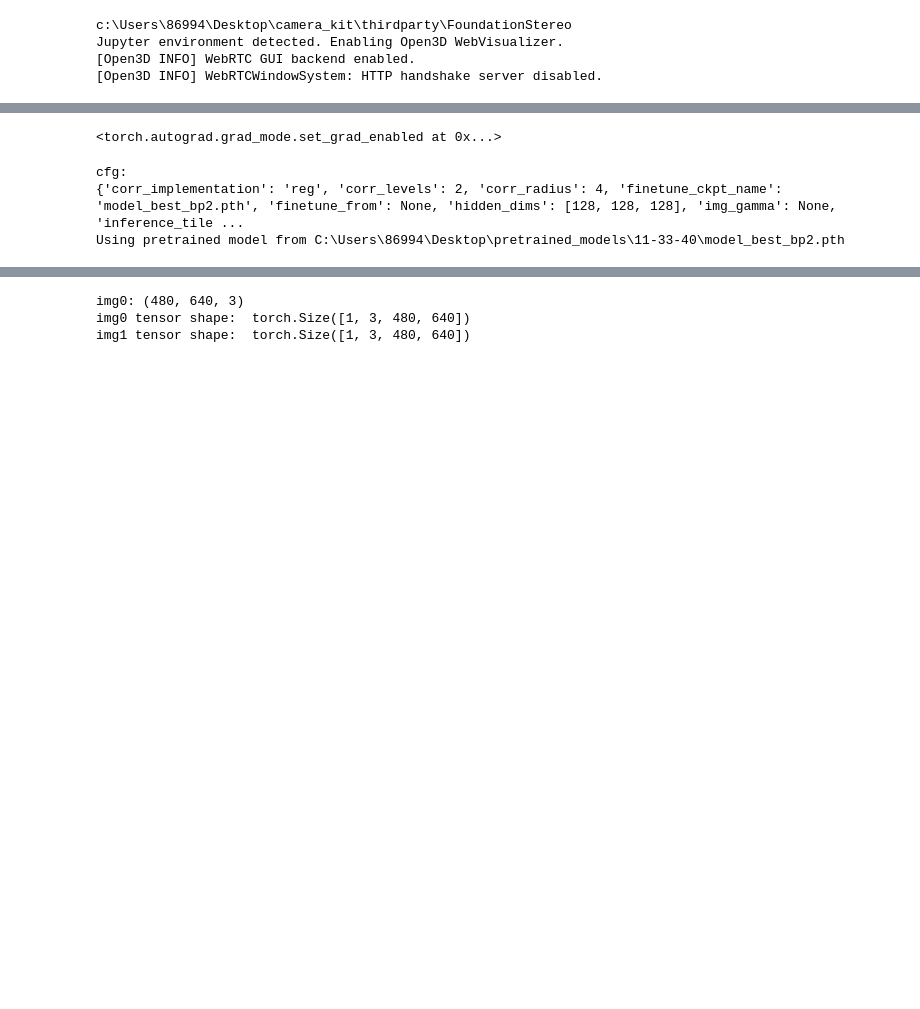
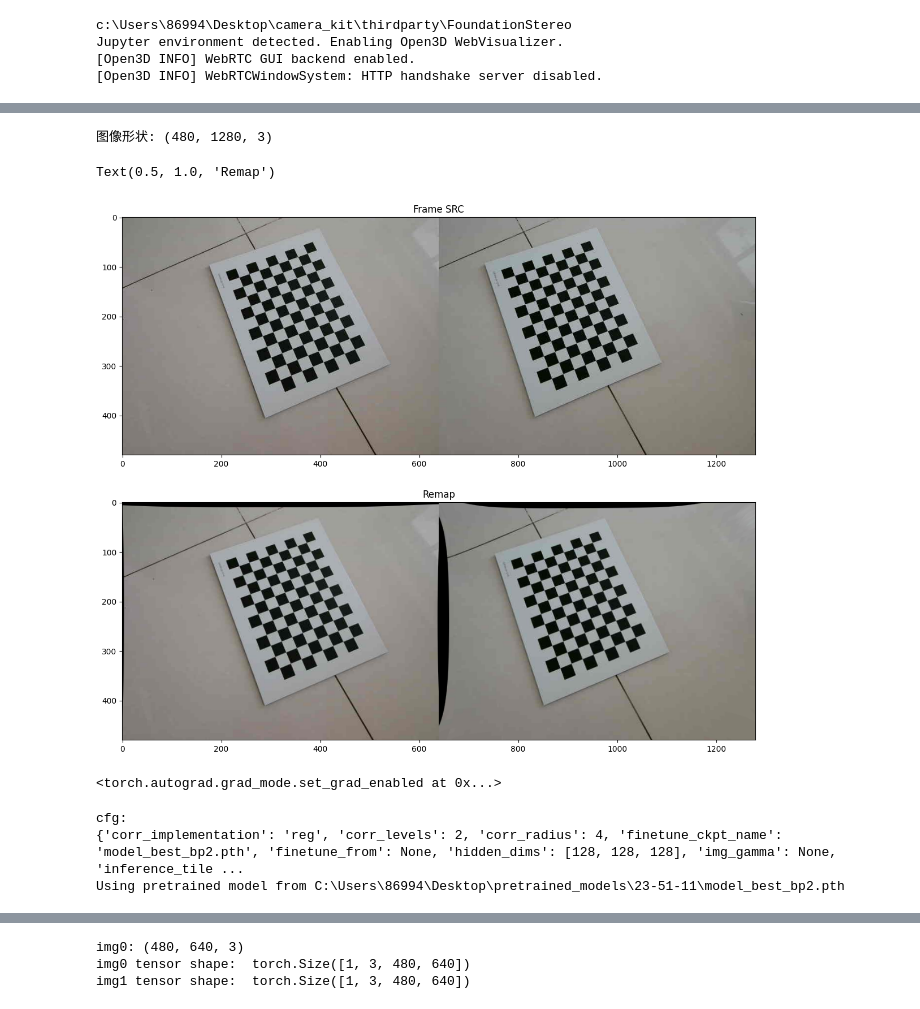
Before and after one commit to chenzhaoqiJM/camera3d_kit, a Jupyter notebook: stereo/foundation_stereo/fds_stereo_infer.ipynb, the cells around one changed output, grey strips where cells are left out. Drawn from its saved outputs; the diff is of its cells as text; code cells hidden in the pictures; blank space fills up the shorter version.

```diff
--- a/stereo/foundation_stereo/fds_stereo_infer.ipynb
+++ b/stereo/foundation_stereo/fds_stereo_infer.ipynb
@@ -24,0 +41,10 @@ Jupyter environment detected. Enabling Open3D WebVisualizer.
+# %%
+images_path =  os.path.abspath('../calibration/images_640x480')
+# 标定板参数
+chessSize=[11, 8] # col, row, 长边设置为col, 短边row , col作为x轴， row作为y轴
+chessCellLen=20 # 单位 mm
+#相机标定类
+mycc = CCameraCalibration()  #初始化
+mycc.set_calibration_images(images_path, 15, 480, 1280, size=chessSize, length=chessCellLen) #设置标定图像的路径和图片数量
+mycc.stereo_calibration(True, reversal=False) #进行双目立体标定，得到内参矩阵、畸变系数、重映射矩阵map、重投影矩阵Q等
+mycc.print_p()
@@ -25 +69,26 @@ Jupyter environment detected. Enabling Open3D WebVisualizer.
+# %%
+# 立体校正
+img_src = cv2.imread('../calibration/images_640x480/WIN_20251207_14_54_12_Pro.jpg')
+print("图像形状:", img_src.shape)
+_height, _width, _c = img_src.shape
+left_src = img_src[:, 0: _width//2] #拆分左右图像
+right_src = img_src[:, _width//2:]
+
+#立体校正
+left_remap = cv2.remap(left_src, mycc._leftParameters["map1"], mycc._leftParameters["map2"], cv2.INTER_LINEAR)
+right_remap = cv2.remap(right_src, mycc._rightParameters["map1"], mycc._rightParameters["map2"], cv2.INTER_LINEAR)
+img_remap =  cv2.hconcat([left_remap, right_remap]) #合并校正后图像
+
+plt.figure(figsize=(16,12))
+plt.subplot(2, 1, 1)
+plt.imshow(cv2.cvtColor(img_src, cv2.COLOR_BGR2RGB))
+plt.title("Frame SRC")   # 左图标题
+
+plt.subplot(2, 1, 2)
+plt.imshow(cv2.cvtColor(img_remap, cv2.COLOR_BGR2RGB))
+plt.title("Remap")   # 左图标题
+# %% [output]
+图像形状: (480, 1280, 3)
+Text(0.5, 1.0, 'Remap')
+[figure, added]
 # %%
@@ -48,7 +117,7 @@ torch.autograd.set_grad_enabled(False)
 # %% [output]
 <torch.autograd.grad_mode.set_grad_enabled at 0x...>
 # %%
-ckpt_dir = r'C:\Users\86994\Desktop\pretrained_models\11-33-40\model_best_bp2.pth'
+ckpt_dir = r'C:\Users\86994\Desktop\pretrained_models\23-51-11\model_best_bp2.pth'
 cfg = OmegaConf.load(f'{os.path.dirname(ckpt_dir)}/cfg.yaml')
 if 'vit_size' not in cfg:
     cfg['vit_size'] = 'vitl'
@@ -58,7 +127,7 @@ print(f"Using pretrained model from {ckpt_dir}")
 # %% [output]
 cfg:
 {'corr_implementation': 'reg', 'corr_levels': 2, 'corr_radius': 4, 'finetune_ckpt_name': 'model_best_bp2.pth', 'finetune_from': None, 'hidden_dims': [128, 128, 128], 'img_gamma': None, 'inference_tile ...
-Using pretrained model from C:\Users\86994\Desktop\pretrained_models\11-33-40\model_best_bp2.pth
+Using pretrained model from C:\Users\86994\Desktop\pretrained_models\23-51-11\model_best_bp2.pth
 # %%
 model = FoundationStereo(cfg)
 ckpt = torch.load(ckpt_dir, map_location=torch.device('cpu'))
```
Also changed, not shown: parts of 15 cells of this notebook, 4 other files.
